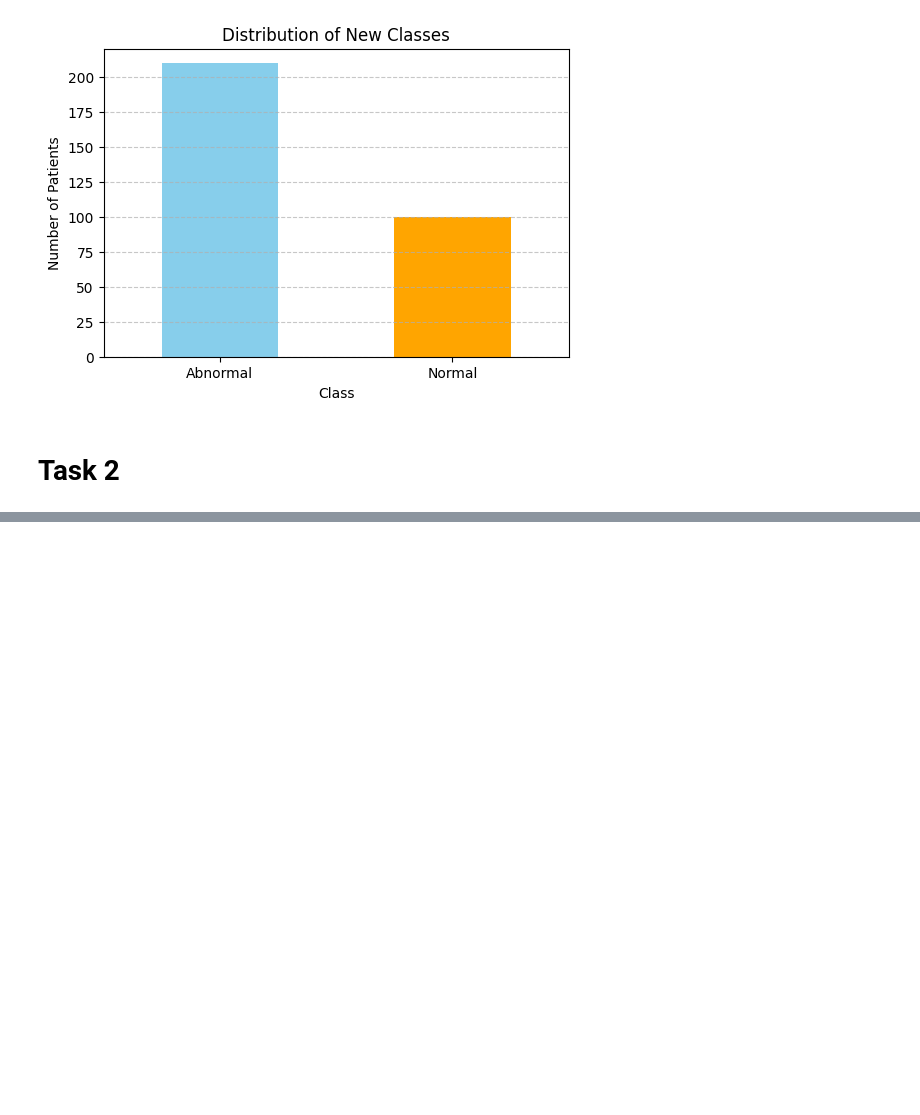
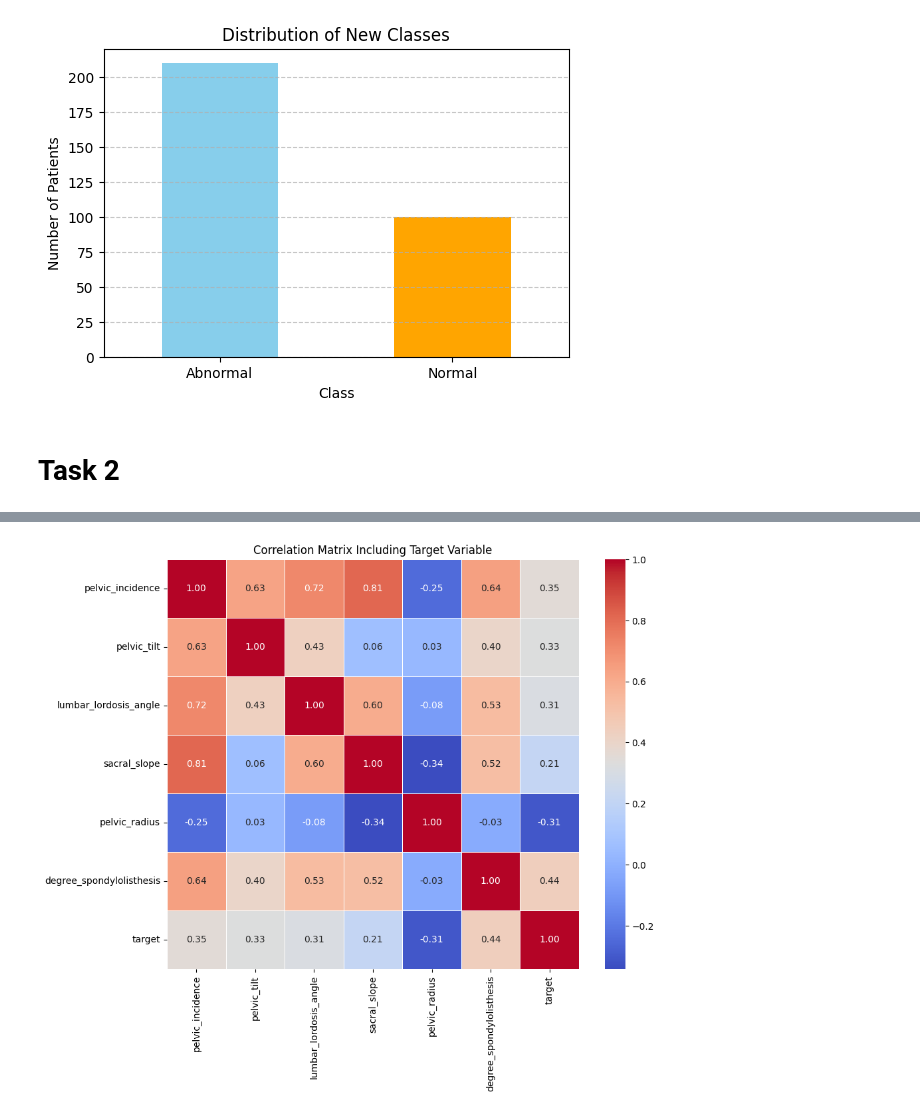
Before and after one commit to lisbethwaagstein/AI4PH, a Jupyter notebook: INF_GRAM_EXAM.ipynb, the cells around one changed output, grey strips where cells are left out. Cells and saved outputs as stored; diff of their text form; code cells hidden in the pictures; blank space fills up the shorter version.

```diff
--- a/INF_GRAM_EXAM.ipynb
+++ b/INF_GRAM_EXAM.ipynb
@@ -251,0 +86,83 @@ weighted avg       0.85      0.85      0.85        62
+# %%
+# Add target variable and ensure numeric features exclude it
+df['target'] = (df['new_class'] == 'Abnormal').astype(int)
+numeric_features = df.select_dtypes(include=[np.number]).columns.drop('target')
+
+# 1. Mean and standard deviation for numeric features
+feature_stats = df[numeric_features].describe().loc[['mean', 'std']]
+print("\nMean and Standard Deviation for Features (Original Data):")
+print(feature_stats)
+
+# 2. Mean and standard deviation for each numeric feature by class
+grouped_stats = df.groupby('new_class')[numeric_features].agg(['mean', 'std'])
+print("\nMean and Standard Deviation for Each Numeric Feature by Class (Original Data):")
+print(grouped_stats)
+
+print("The mean values for most features are higher in the abnormal group than in the normal group, with the exception of pelvic radius")
+print("The abnormal class has higher standard deviations for all features, ie. there is more variability, as also shown in the histograms")
+
+
+# 3. Correlation matrix
+correlation_matrix = df[numeric_features.tolist() + ['target']].corr()
+plt.figure(figsize=(10, 8))
+sns.heatmap(correlation_matrix, annot=True, cmap='coolwarm', fmt='.2f', linewidths=0.5)
+plt.title('Correlation Matrix Including Target Variable')
+plt.show()
+
+print("Pelvic incidence and sacral slope show a high positive correlation.")
+print("There is also a moderately strong positive correlation between sacral slope and lumbar lordosis")
+print("The pelvic radius shows relatively low correlation with other features")
+print("Degree spondylolisthesis shows variability in correlation across the other features")
+
+# Histograms for each feature by class
+for feature in numeric_features:
+    plt.figure(figsize=(8, 5))
+
+    # Plot histogram with hue
+    sns.histplot(
+        data=df,
+        x=feature,
+        hue='new_class',
+        palette={"Normal": "blue", "Abnormal": "orange"},
+        kde=False,
+        element="step"
+    )
+
+    # Add KDE plots manually to avoid conflicts with the hue
+    sns.kdeplot(
+        data=df[df['new_class'] == 'Normal'],
+        x=feature,
+        color="blue",
+        linestyle="--",
+        label="Normal"
+    )
+    sns.kdeplot(
+        data=df[df['new_class'] == 'Abnormal'],
+        x=feature,
+        color="orange",
+        linestyle="--",
+        label="Abnormal"
+    )
+
+    # Titles and labels
+    plt.title(f'Distribution of {feature} by Class')
+    plt.xlabel(feature)
+    plt.ylabel('Frequency')
+
+    # Explicit legend
+    plt.legend(title='Class', loc='upper right')
+    plt.grid(axis='y', linestyle='--', alpha=0.7)
+    plt.show()
+
+# Perform the dataset splitting and scaling at the end
+X = df[numeric_features]  # Features
+y = df['target']  # Target variable
+
+# Split into training and test sets
+X_train, X_test, y_train, y_test = train_test_split(X, y, test_size=0.2, random_state=SEED)
+
+# Standardize training and test sets
+scaler = StandardScaler()
+X_train = scaler.fit_transform(X_train)
+X_test = scaler.transform(X_test)
+# %% [output]
@@ -251,0 +186 @@ weighted avg       0.85      0.85      0.85        62
+[figure, added]
```
Also changed, not shown: parts of 12 cells of this notebook.
